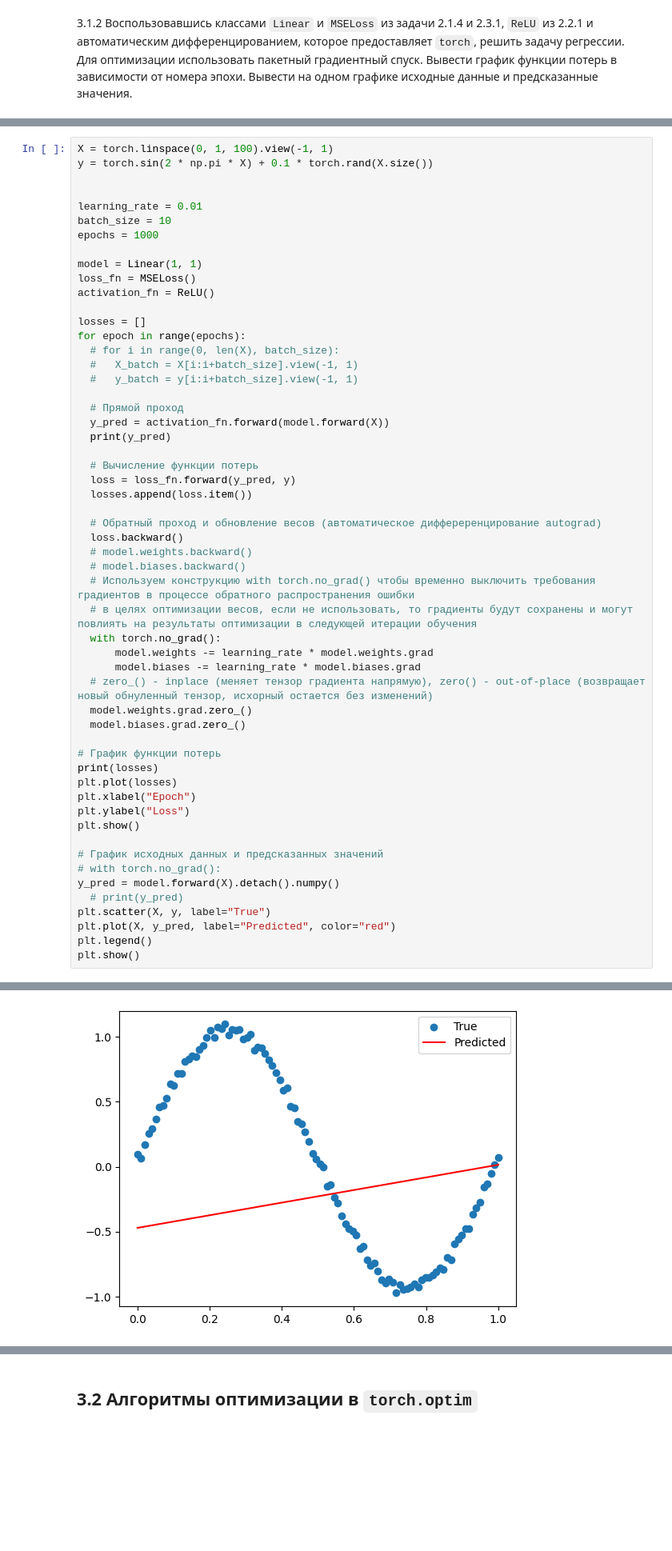
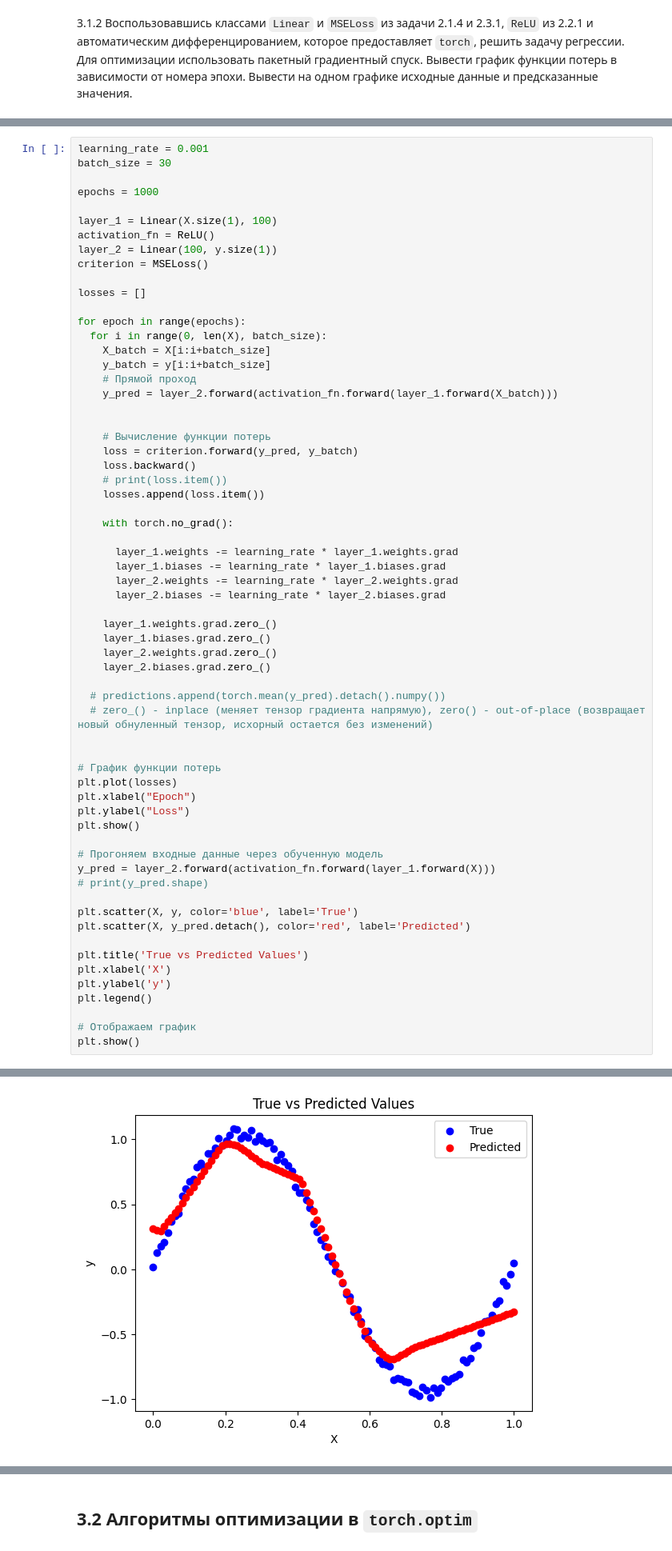
Before and after one commit to bitcoineazy/Machine_Learning, a Jupyter notebook: PyTorch/ML03_autograd/blank_03_autograd_optim_nn_datasets.ipynb, the cells around one changed output, grey strips where cells are left out. Shown at 80% size. Cells and saved outputs as stored; diff of their text form; blank space fills up the shorter version.

Commit message:
ML03 autograd torch

```diff
--- a/PyTorch/ML03_autograd/blank_03_autograd_optim_nn_datasets.ipynb
+++ b/PyTorch/ML03_autograd/blank_03_autograd_optim_nn_datasets.ipynb
@@ -121,56 +130,64 @@ class ReLU:
 # %%
-X = torch.linspace(0, 1, 100).view(-1, 1)
-y = torch.sin(2 * np.pi * X) + 0.1 * torch.rand(X.size())
+learning_rate = 0.001
+batch_size = 30
+
+epochs = 1000
+
+layer_1 = Linear(X.size(1), 100)
+activation_fn = ReLU()
+layer_2 = Linear(100, y.size(1))
+criterion = MSELoss()
+
+losses = []
+
+for epoch in range(epochs):
+  for i in range(0, len(X), batch_size):
+    X_batch = X[i:i+batch_size]
+    y_batch = y[i:i+batch_size]
+    # Прямой проход
+    y_pred = layer_2.forward(activation_fn.forward(layer_1.forward(X_batch)))
 
 
-learning_rate = 0.01
-batch_size = 10
-epochs = 1000
+    # Вычисление функции потерь
+    loss = criterion.forward(y_pred, y_batch)
+    loss.backward()
+    # print(loss.item())
+    losses.append(loss.item())
 
-model = Linear(1, 1)
-loss_fn = MSELoss()
-activation_fn = ReLU()
+    with torch.no_grad():
 
-losses = []
-for epoch in range(epochs):
-  # for i in range(0, len(X), batch_size):
-  #   X_batch = X[i:i+batch_size].view(-1, 1)
-  #   y_batch = y[i:i+batch_size].view(-1, 1)
+      layer_1.weights -= learning_rate * layer_1.weights.grad
+      layer_1.biases -= learning_rate * layer_1.biases.grad
+      layer_2.weights -= learning_rate * layer_2.weights.grad
+      layer_2.biases -= learning_rate * layer_2.biases.grad
 
-  # Прямой проход
-  y_pred = activation_fn.forward(model.forward(X))
-  print(y_pred)
+    layer_1.weights.grad.zero_()
+    layer_1.biases.grad.zero_()
+    layer_2.weights.grad.zero_()
+    layer_2.biases.grad.zero_()
 
-  # Вычисление функции потерь
-  loss = loss_fn.forward(y_pred, y)
-  losses.append(loss.item())
+  # predictions.append(torch.mean(y_pred).detach().numpy())
+  # zero_() - inplace (меняет тензор градиента напрямую), zero() - out-of-place (возвращает новый обнуленный тензор, исхорный остается без изменений)
 
-  # Обратный проход и обновление весов (автоматическое диффереренцирование autograd)
-  loss.backward()
-  # model.weights.backward()
-  # model.biases.backward()
-  # Используем конструкцию with torch.no_grad() чтобы временно выключить требования градиентов в процессе обратного распространения ошибки
-  # в целях оптимизации весов, если не использовать, то градиенты будут сохранены и могут повлиять на результаты оптимизации в следующей итерации обучения
-  with torch.no_grad():
-      model.weights -= learning_rate * model.weights.grad
-      model.biases -= learning_rate * model.biases.grad
-  # zero_() - inplace (меняет тензор градиента напрямую), zero() - out-of-place (возвращает новый обнуленный тензор, исхорный остается без изменений)
-  model.weights.grad.zero_()
-  model.biases.grad.zero_()
 
 # График функции потерь
-print(losses)
 plt.plot(losses)
 plt.xlabel("Epoch")
 plt.ylabel("Loss")
 plt.show()
 
-# График исходных данных и предсказанных значений
-# with torch.no_grad():
-y_pred = model.forward(X).detach().numpy()
-  # print(y_pred)
-plt.scatter(X, y, label="True")
-plt.plot(X, y_pred, label="Predicted", color="red")
+# Прогоняем входные данные через обученную модель
+y_pred = layer_2.forward(activation_fn.forward(layer_1.forward(X)))
+# print(y_pred.shape)
+
+plt.scatter(X, y, color='blue', label='True')
+plt.scatter(X, y_pred.detach(), color='red', label='Predicted')
+
+plt.title('True vs Predicted Values')
+plt.xlabel('X')
+plt.ylabel('y')
 plt.legend()
+
+# Отображаем график
 plt.show()
 # %% [output]
@@ -195,4 +195,4 @@ tensor([[0.0000],
-[figure, old version]
+[figure, new version]
 # %%
 import torch
 import matplotlib.pyplot as plt
```
Also changed, not shown: parts of 27 cells of this notebook, 1 other file.
